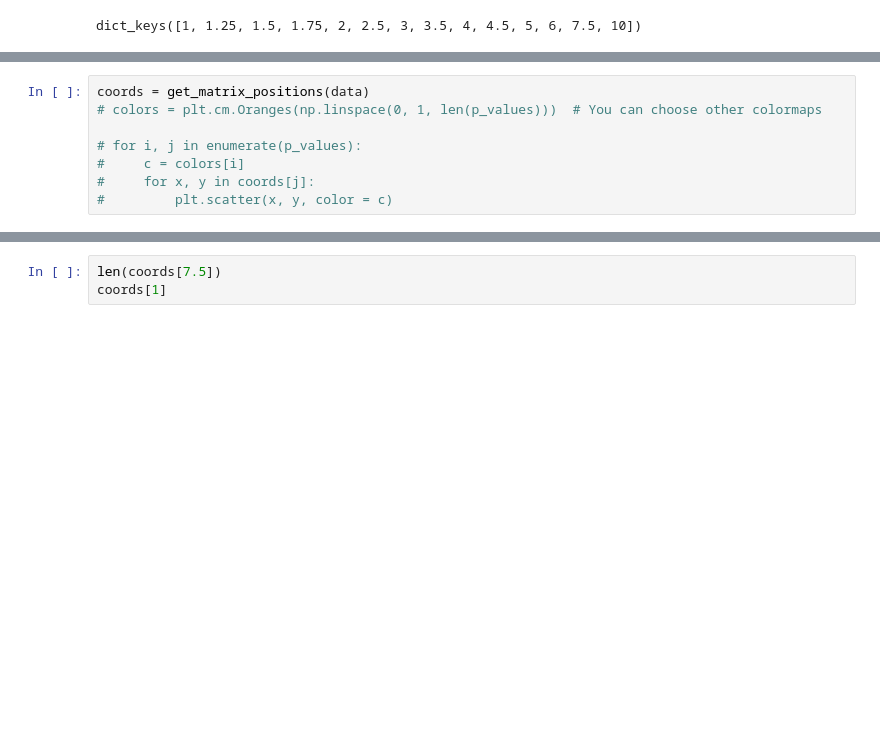
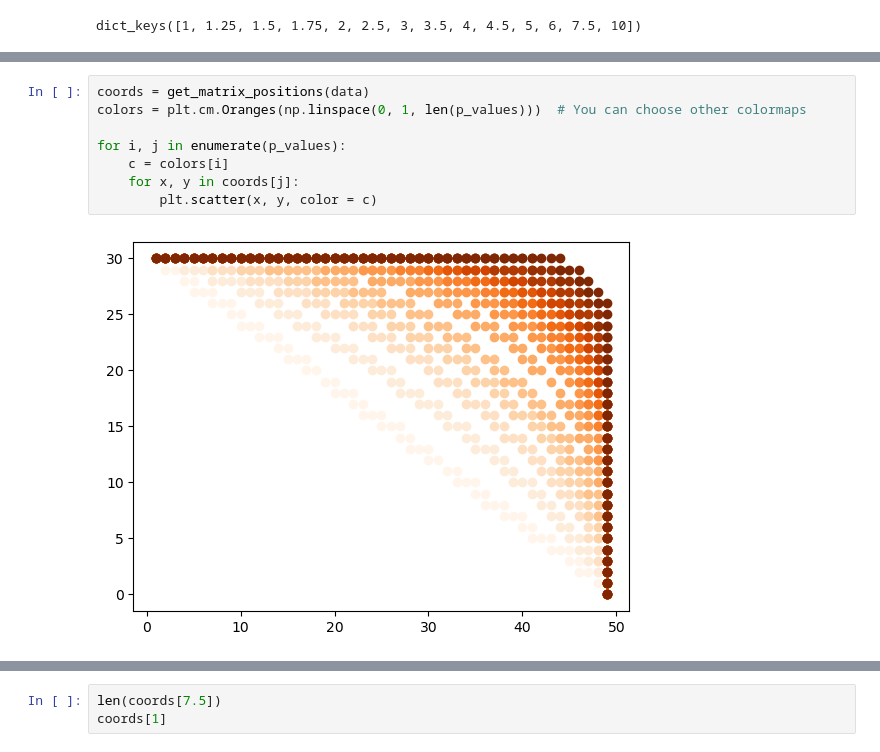
Before and after one commit to reecekeller/active_sensing, a Jupyter notebook: act_sense/data/aperture_test.ipynb, the cells around one changed output, grey strips where cells are left out. Drawn from its saved outputs; the diff is of its cells as text; blank space fills up the shorter version.

```diff
--- a/act_sense/data/aperture_test.ipynb
+++ b/act_sense/data/aperture_test.ipynb
@@ -481,8 +339,10 @@ plot_trade_off(p_info_sum, p_dist_sum)
 # %%
 coords = get_matrix_positions(data)
-# colors = plt.cm.Oranges(np.linspace(0, 1, len(p_values)))  # You can choose other colormaps
+colors = plt.cm.Oranges(np.linspace(0, 1, len(p_values)))  # You can choose other colormaps
 
-# for i, j in enumerate(p_values):
-#     c = colors[i]
-#     for x, y in coords[j]:
-#         plt.scatter(x, y, color = c)
+for i, j in enumerate(p_values):
+    c = colors[i]
+    for x, y in coords[j]:
+        plt.scatter(x, y, color = c)
+# %% [output]
+[figure, added]
```
Also changed, not shown: parts of 25 cells of this notebook, 6 other files.
